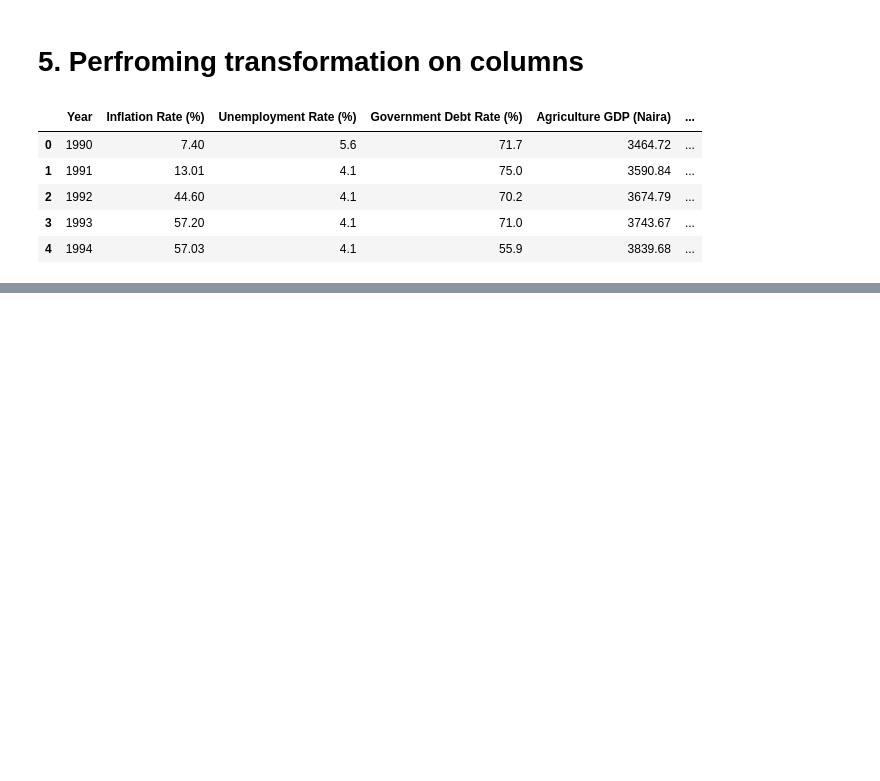
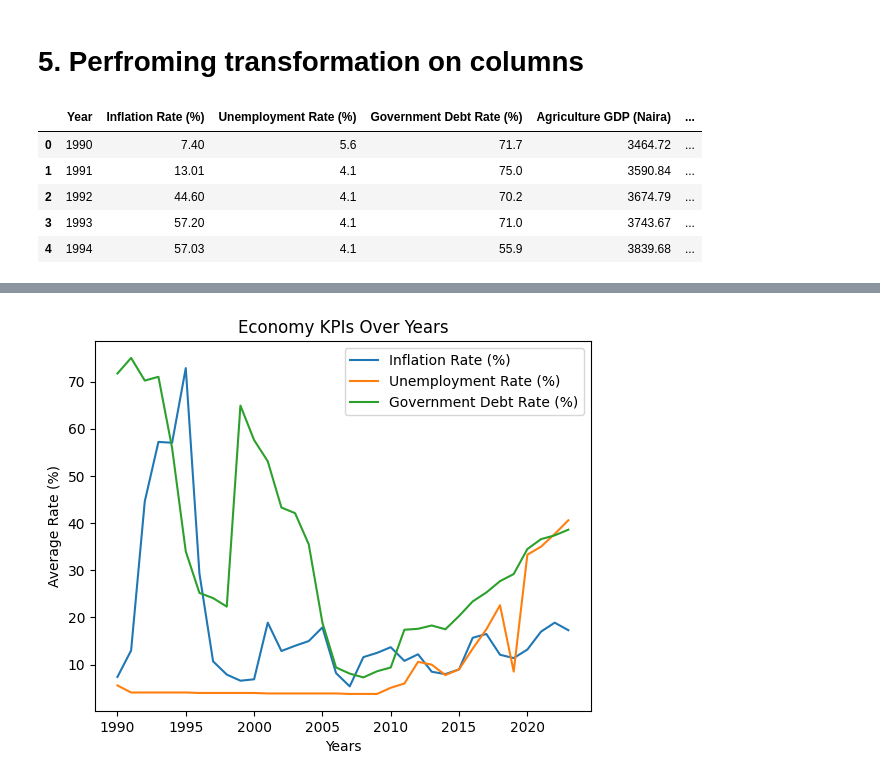
Before and after one commit to Owino-Paul/Learn_Git, a Jupyter notebook: Nigeria_Economy_kpis_1990_2023_Pandas_Practice.ipynb, the cells around one changed output, grey strips where cells are left out. Saved outputs shown, nothing was run; the diff lists cells and outputs as text; code cells hidden in the pictures; blank space fills up the shorter version.

```diff
--- a/Nigeria_Economy_kpis_1990_2023_Pandas_Practice.ipynb
+++ b/Nigeria_Economy_kpis_1990_2023_Pandas_Practice.ipynb
@@ -109,0 +295,9 @@ df.head()
+# %%
+# Comparing inflation rate, unemployement rate and government debt line graph
+df.groupby('Year')[['Inflation Rate (%)','Unemployment Rate (%)', 'Government Debt Rate (%)']].mean().plot()
+
+plt.xlabel('Years')
+plt.ylabel('Average Rate (%)')
+plt.title('Economy KPIs Over Years');
+# %% [output]
+[figure, added]
```
Also changed, not shown: parts of 26 cells of this notebook.
